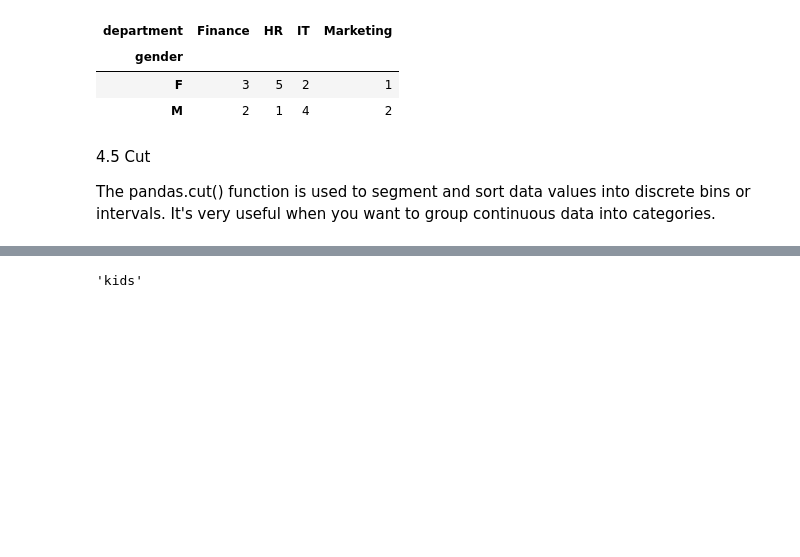
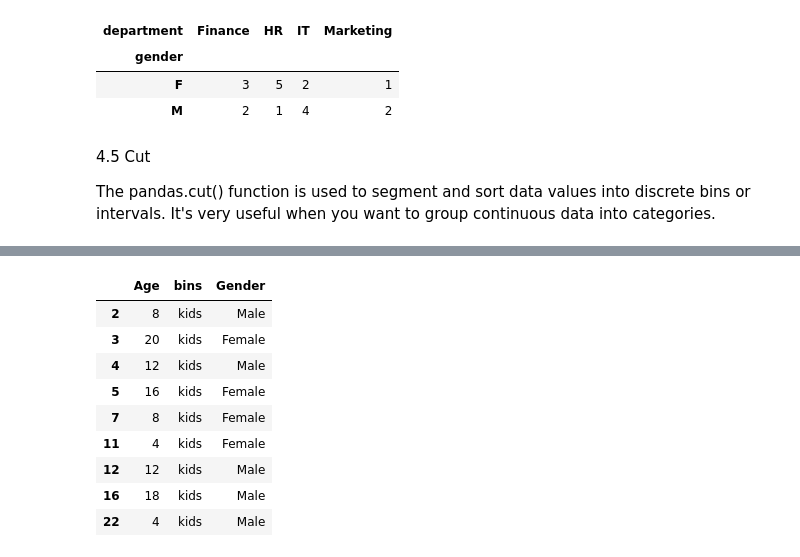
Before and after one commit to ikanhaiya/Python-for-DS-ML, a Jupyter notebook: Pandas/intro2.ipynb, the cells around one changed output, grey strips where cells are left out. Saved outputs shown, nothing was run; the diff lists cells and outputs as text; code cells hidden in the pictures; blank space fills up the shorter version.

```diff
--- a/Pandas/intro2.ipynb
+++ b/Pandas/intro2.ipynb
@@ -415,10 +405,20 @@ pd.crosstab(df['Gender'], df['bins'])
 # %%
 # I want to get total number of female kids
 
-df[df['Gender']=='Female'][df['bins']=='kids']
+# df[df['Gender']=='Female'][df['bins']=='kids']
+df[(df['Gender']=='Female') & (df['bins']=='kids')]
 
-df.loc[df['Gender']=='Female'][df['bins']=='kids']
+# df.loc[df['Gender']=='Female'][df['bins']=='kids']
 
 df.loc[df['bins']=='kids']
 # %% [output]
-'kids'
+|  | Age | bins | Gender |
+| 2 | 8 | kids | Male |
+| 3 | 20 | kids | Female |
+| 4 | 12 | kids | Male |
+| 5 | 16 | kids | Female |
+| 7 | 8 | kids | Female |
+| 11 | 4 | kids | Female |
+| 12 | 12 | kids | Male |
+| 16 | 18 | kids | Male |
+| 22 | 4 | kids | Male |
```
Also changed, not shown: parts of 8 cells of this notebook, 4 other files.
